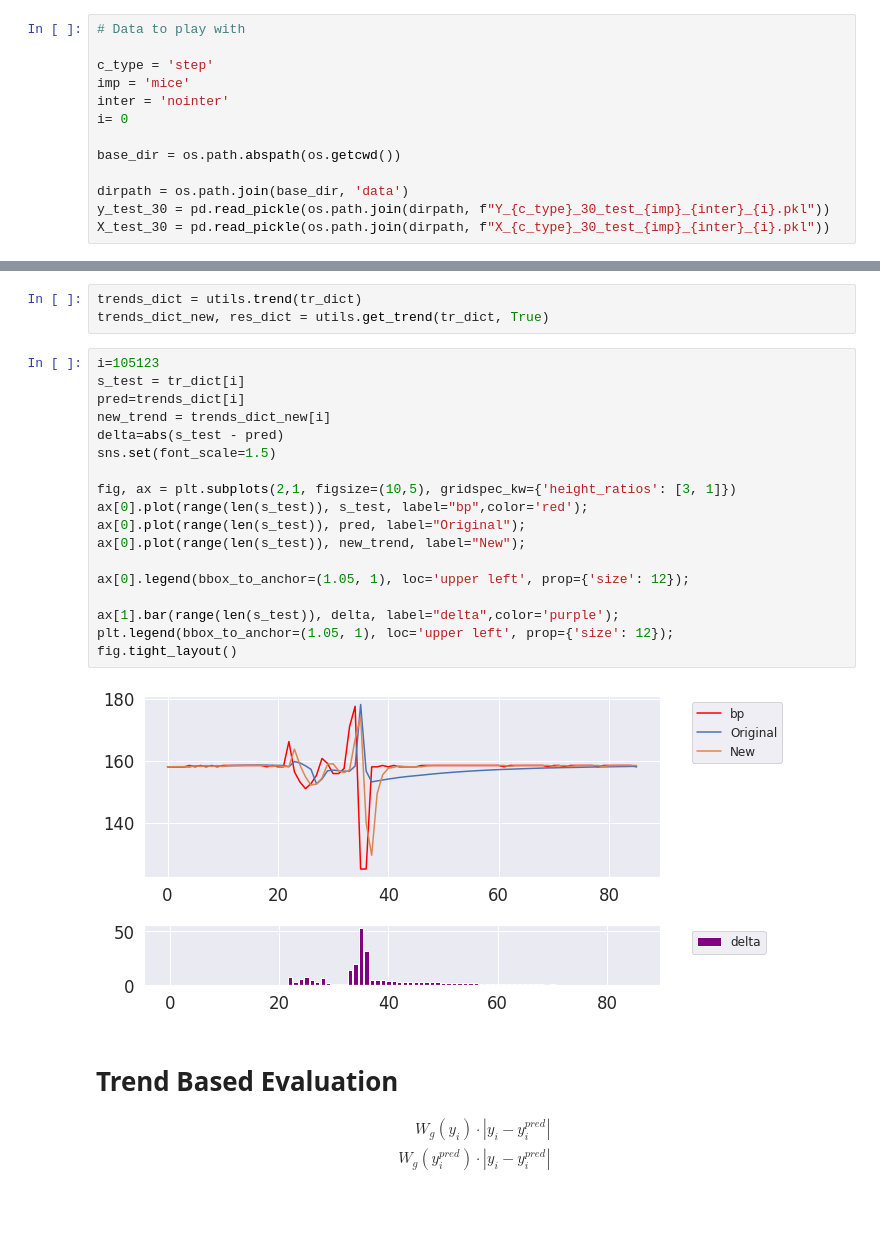
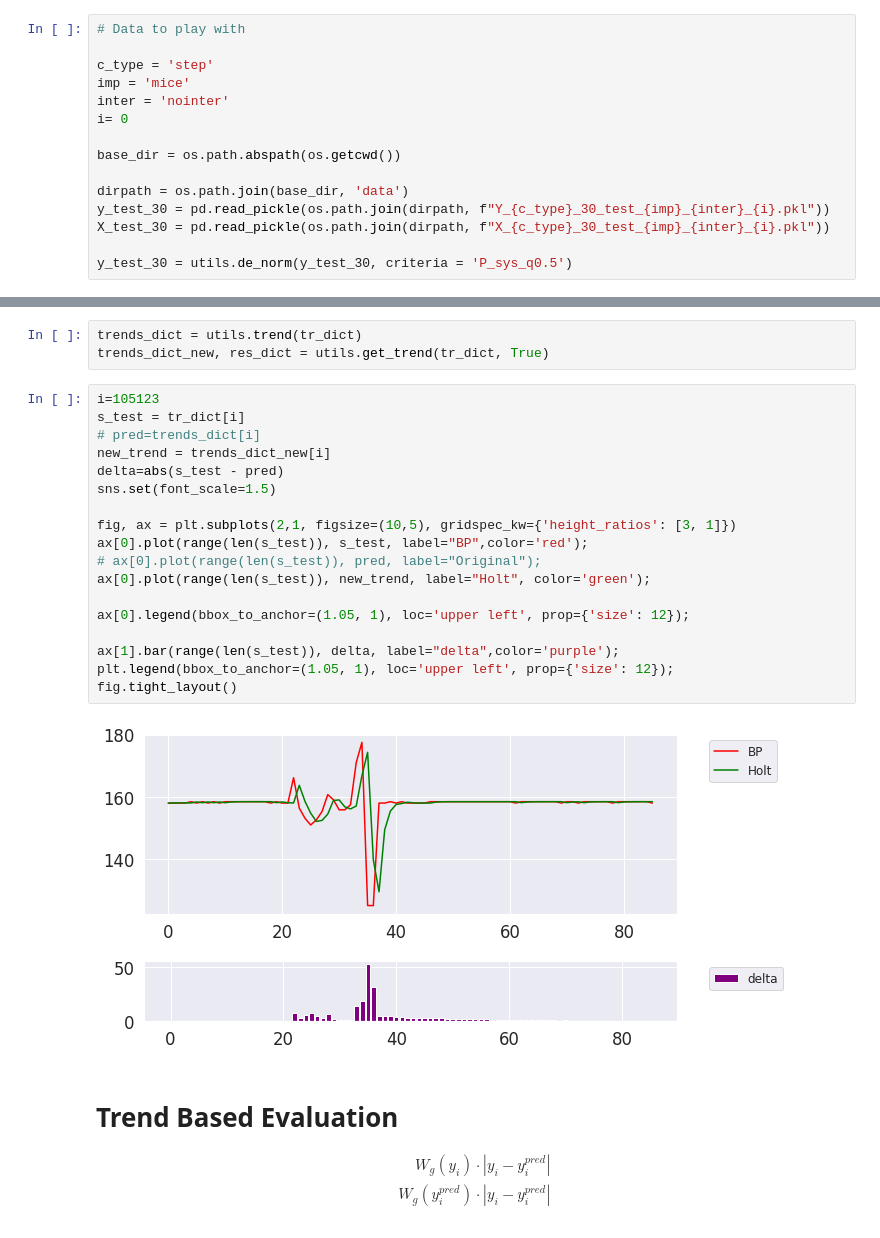
Before and after one commit to bareini/Toward-Understating-of-Vital-Signs-Models-via-Clinical-Utility, a Jupyter notebook: Understating of Vital Signs Models via Clinical Utility.ipynb, the cells around one changed output, grey strips where cells are left out. Drawn from its saved outputs; the diff is of its cells as text.

Commit message:
New trend works, new norm works & working with denormalized values etc

```diff
--- a/Understating of Vital Signs Models via Clinical Utility.ipynb
+++ b/Understating of Vital Signs Models via Clinical Utility.ipynb
@@ -41,6 +43,8 @@ base_dir = os.path.abspath(os.getcwd())
 dirpath = os.path.join(base_dir, 'data')
 y_test_30 = pd.read_pickle(os.path.join(dirpath, f"Y_{c_type}_30_test_{imp}_{inter}_{i}.pkl"))
 X_test_30 = pd.read_pickle(os.path.join(dirpath, f"X_{c_type}_30_test_{imp}_{inter}_{i}.pkl"))
+
+y_test_30 = utils.de_norm(y_test_30, criteria = 'P_sys_q0.5')
 # %%
 tr_dict = OrderedDict()
 X_test_30['y_test_30']  = y_test_30['sys_30']
@@ -112,23 +128,23 @@ trends_dict_new, res_dict = utils.get_trend(tr_dict, True)
 # %%
 i=105123
 s_test = tr_dict[i]
-pred=trends_dict[i]
+# pred=trends_dict[i]
 new_trend = trends_dict_new[i]
 delta=abs(s_test - pred)
 sns.set(font_scale=1.5)
 
 fig, ax = plt.subplots(2,1, figsize=(10,5), gridspec_kw={'height_ratios': [3, 1]})
-ax[0].plot(range(len(s_test)), s_test, label="bp",color='red');
-ax[0].plot(range(len(s_test)), pred, label="Original");
-ax[0].plot(range(len(s_test)), new_trend, label="New");
+ax[0].plot(range(len(s_test)), s_test, label="BP",color='red');
+# ax[0].plot(range(len(s_test)), pred, label="Original");
+ax[0].plot(range(len(s_test)), new_trend, label="Holt", color='green');
 
 ax[0].legend(bbox_to_anchor=(1.05, 1), loc='upper left', prop={'size': 12});
 
 ax[1].bar(range(len(s_test)), delta, label="delta",color='purple');
 plt.legend(bbox_to_anchor=(1.05, 1), loc='upper left', prop={'size': 12});
 fig.tight_layout()
 # %% [output]
-[figure, old version]
+[figure, new version]
 # %% [markdown]
 # Trend Based Evaluation
 
```
Also changed, not shown: parts of 14 cells of this notebook, 4 other files.
